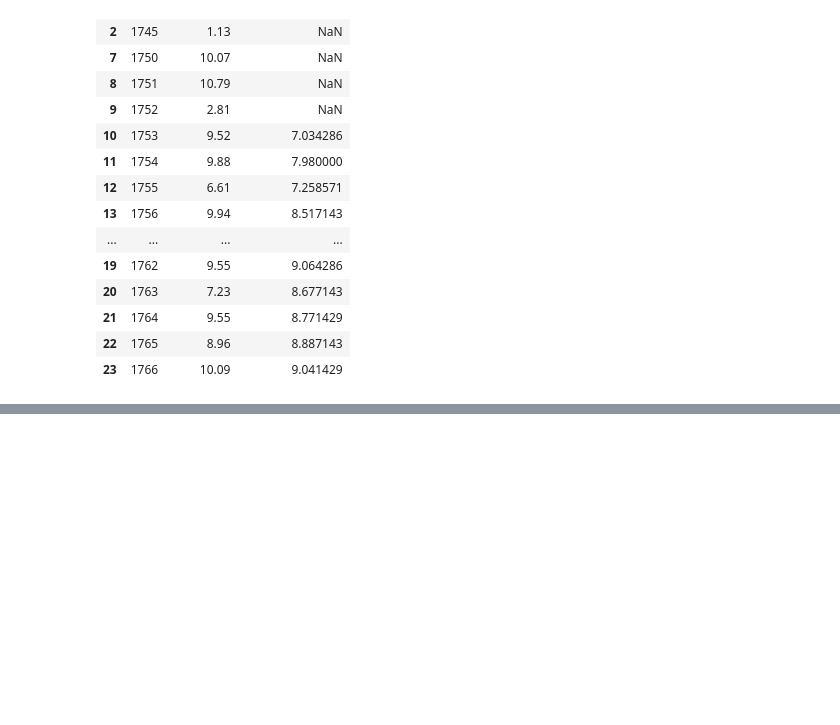
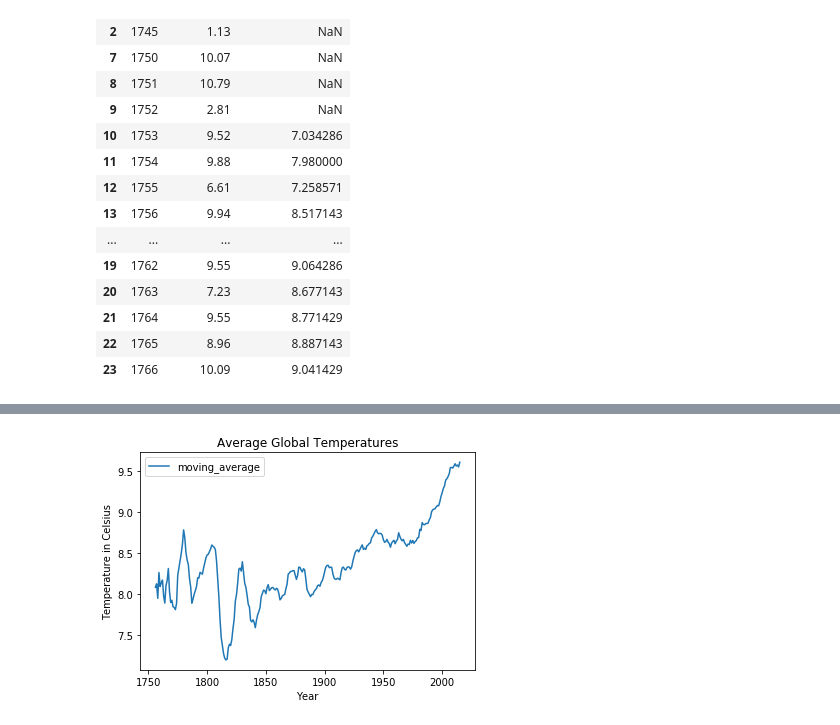
Before and after one commit to gzr7702/WeatherData, a Jupyter notebook: weather.ipynb, the cells around one changed output, grey strips where cells are left out. Cells and saved outputs as stored; diff of their text form; code cells hidden in the pictures; blank space fills up the shorter version.

```diff
--- a/weather.ipynb
+++ b/weather.ipynb
@@ -116,0 +125,8 @@ global_df.head(20)
+# %%
+global_plot = global_df.plot(x='year', y='moving_average')
+global_plot.set_title("Average Global Temperatures")
+global_plot.set_xlabel("Year")
+global_plot.set_ylabel("Temperature in Celsius")
+global_plot;
+# %% [output]
+[figure, added]
```
Also changed, not shown: parts of 3 cells of this notebook.
